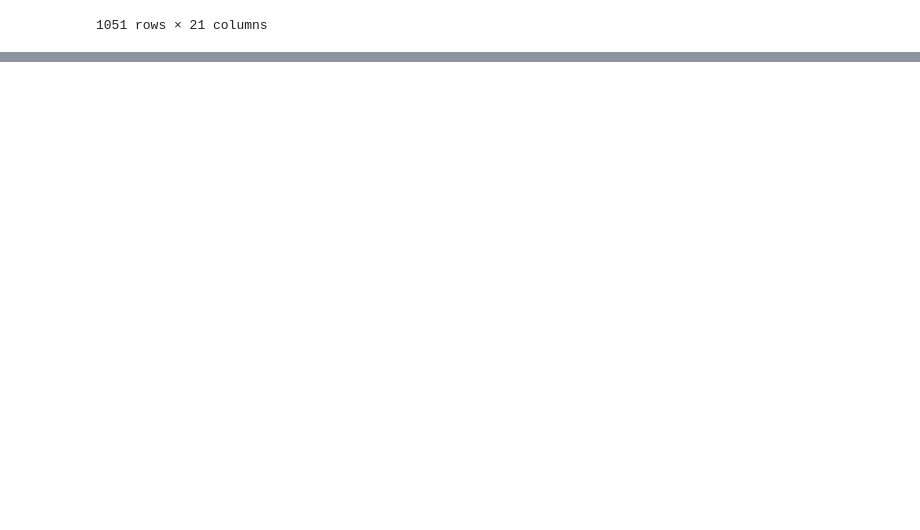
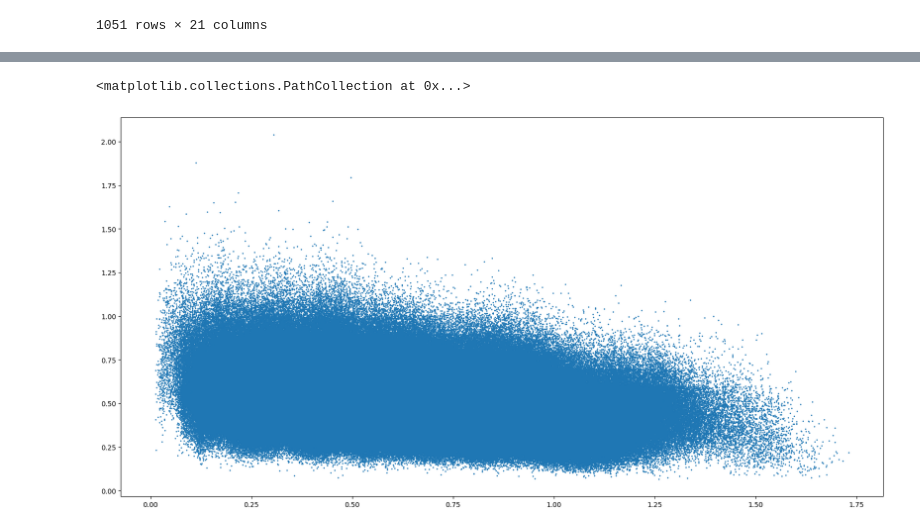
Before and after one commit to EmileD123/M2_Internship_clusters_cross_X_optical, a Jupyter notebook: Test cross-matching/cross_matching_X_optique_tol_ang_fixe.ipynb, the cells around one changed output, grey strips where cells are left out. Saved outputs shown, nothing was run; the diff lists cells and outputs as text; code cells hidden in the pictures; blank space fills up the shorter version.

```diff
--- a/Test cross-matching/cross_matching_X_optique_tol_ang_fixe.ipynb
+++ b/Test cross-matching/cross_matching_X_optique_tol_ang_fixe.ipynb
@@ -799,0 +845,6 @@ table_optique_associated_3D_selected_suspect
+# %%
+plt.figure(figsize=(20, 10))
+plt.scatter(z,Ngal/lam500,s=1)
+# %% [output]
+<matplotlib.collections.PathCollection at 0x...>
+[figure, added]
```
Also changed, not shown: parts of 8 cells of this notebook, 1 other file.
